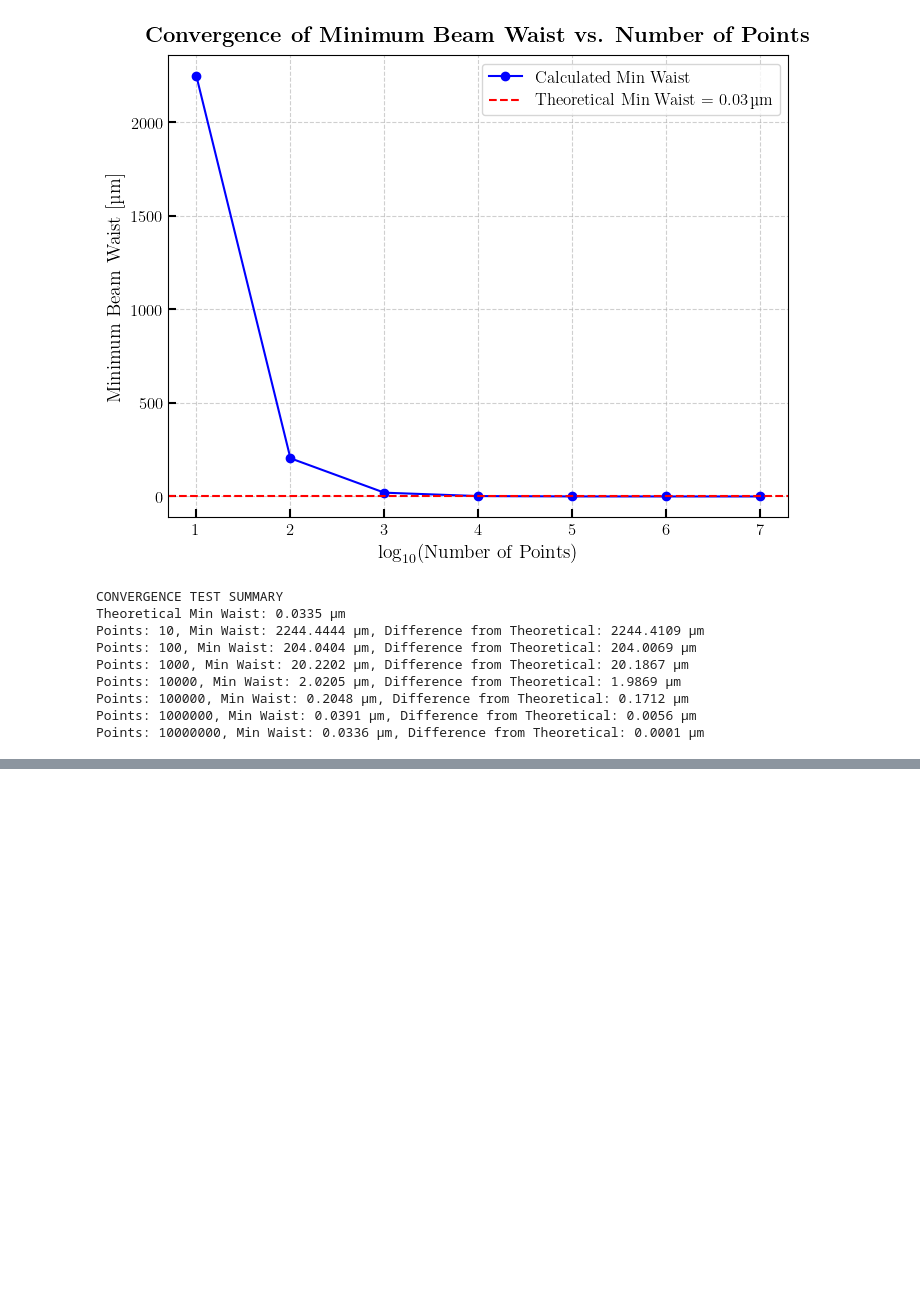
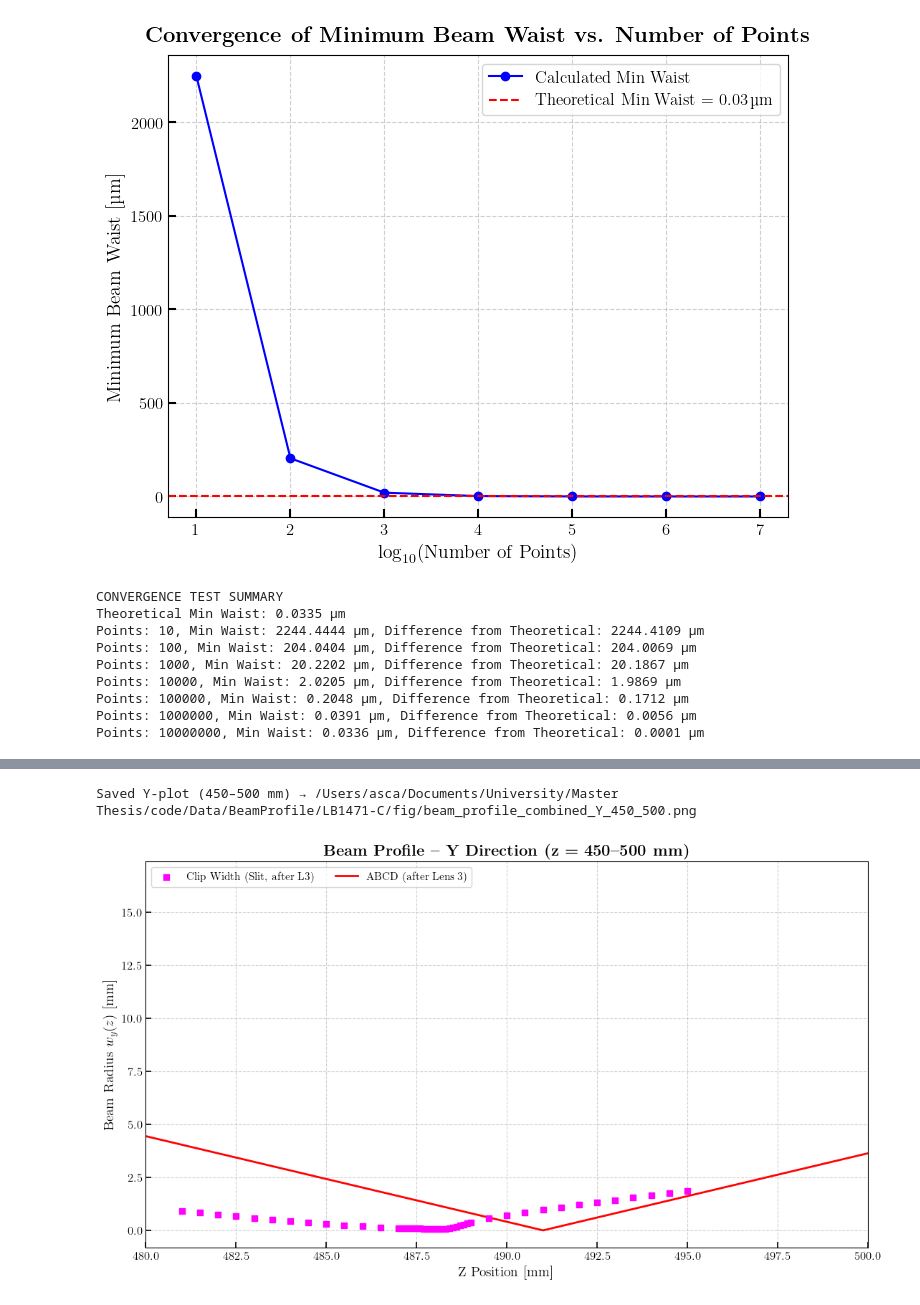
Before and after one commit to AscanioGalbiati/LISA_QPD_Gap, a Jupyter notebook: BeamProfile/beam_profile_telescoping_system_378_826_15.ipynb, the cells around one changed output, grey strips where cells are left out. Saved outputs shown, nothing was run; the diff lists cells and outputs as text; code cells hidden in the pictures; blank space fills up the shorter version.

```diff
--- a/BeamProfile/beam_profile_telescoping_system_378_826_15.ipynb
+++ b/BeamProfile/beam_profile_telescoping_system_378_826_15.ipynb
@@ -410,0 +1263,36 @@ Points: 10000000, Min Waist: 0.0336 μm, Difference from Theoretical: 0.0001 μm
+# %%
+# -------------------------------
+# 6. Plot – Y direction (z restricted to 450–500 mm)
+# -------------------------------
+mask_csv = (z_csv >= 450) & (z_csv <= 500)
+mask_slit = (z_slit >= 450) & (z_slit <= 500)
+mask_th3 = (z_th3 >= 450) & (z_th3 <= 500)
+
+plt.figure(figsize=(13, 7))
+
+if len(z_csv[mask_csv]):
+    plt.scatter(z_csv[mask_csv], wy_csv[mask_csv], color='red', label='2nd Moments (Exp.)', marker='o', s=45, zorder=5)
+if len(z_slit[mask_slit]):
+    plt.scatter(z_slit[mask_slit], wy_slit[mask_slit], color='magenta', label='Clip Width (Slit, after L3)', marker='s', s=40, zorder=5)
+
+if np.any(mask_th3):
+    plt.plot(z_th3[mask_th3], W_th3[mask_th3], 'red', lw=2, label='ABCD (after Lens 3)')
+
+if 450 <= z_lens3 <= 500:
+    plt.axvline(z_lens3, color='k', ls='-.', lw=1.2, label=f'Lens 3 @ {z_lens3} mm')
+
+plt.xlim(480, 500)
+plt.xlabel(r'Z Position [mm]', fontsize=14)
+plt.ylabel(r'Beam Radius $w_y(z)$ [mm]', fontsize=14)
+plt.title(r'\textbf{Beam Profile – Y Direction (z = 450–500 mm)}', fontsize=16, fontweight='bold')
+plt.legend(loc='upper left', fontsize=11, frameon=True, ncol=2)
+plt.grid(True, ls='--', alpha=0.6)
+plt.tick_params(axis='both', which='major', labelsize=12, direction='in', length=6, width=1.2)
+
+save_y = os.path.join(fig_dir, "beam_profile_combined_Y_450_500.png")
+plt.savefig(save_y, dpi=300, bbox_inches='tight', facecolor='white')
+print(f"Saved Y-plot (450–500 mm) → {save_y}")
+plt.show()
+# %% [output]
+Saved Y-plot (450–500 mm) → /Users/asca/Documents/University/Master Thesis/code/Data/BeamProfile/LB1471-C/fig/beam_profile_combined_Y_450_500.png
+[figure, added]
```
Also changed, not shown: parts of 7 cells of this notebook, 6 other files.
